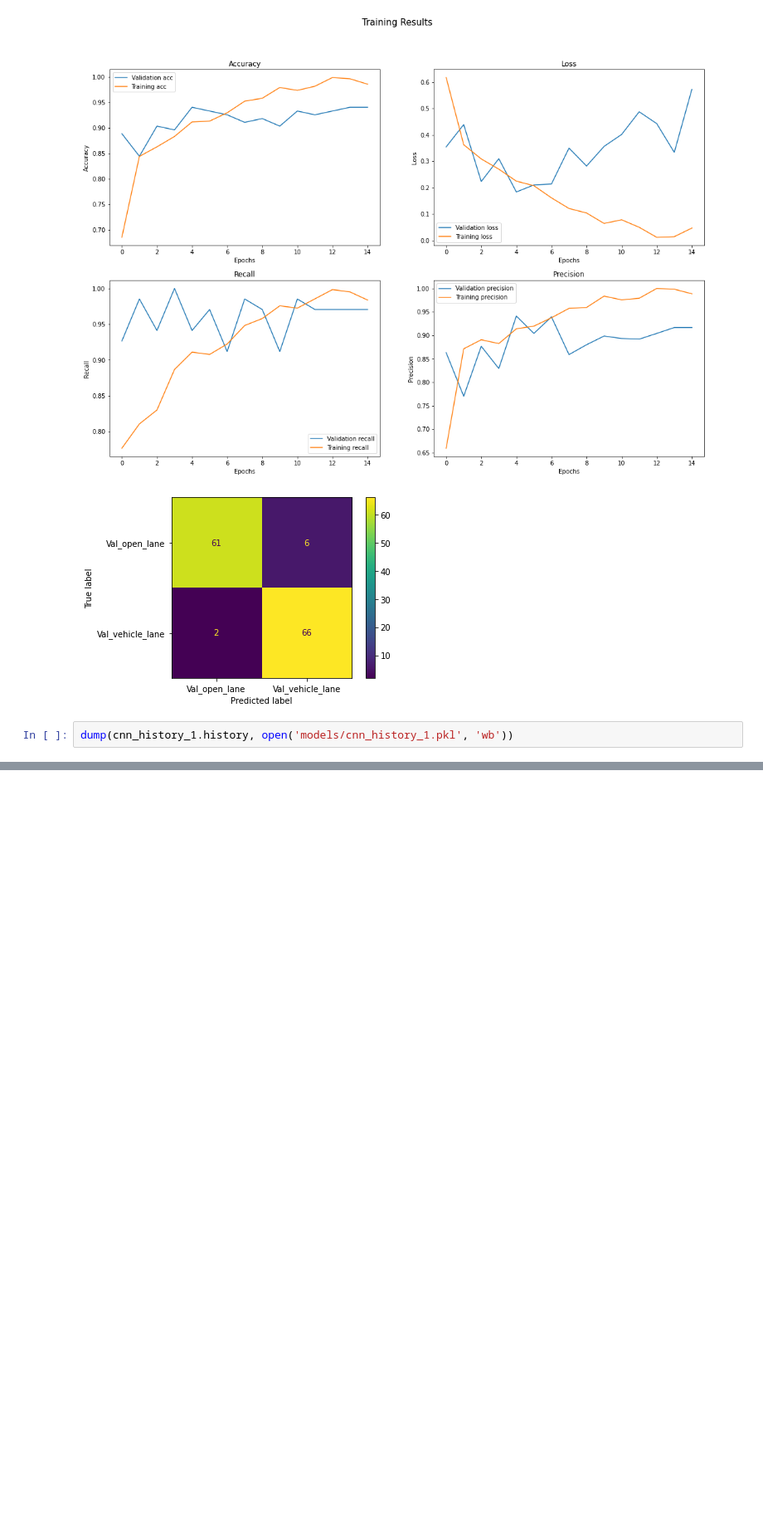
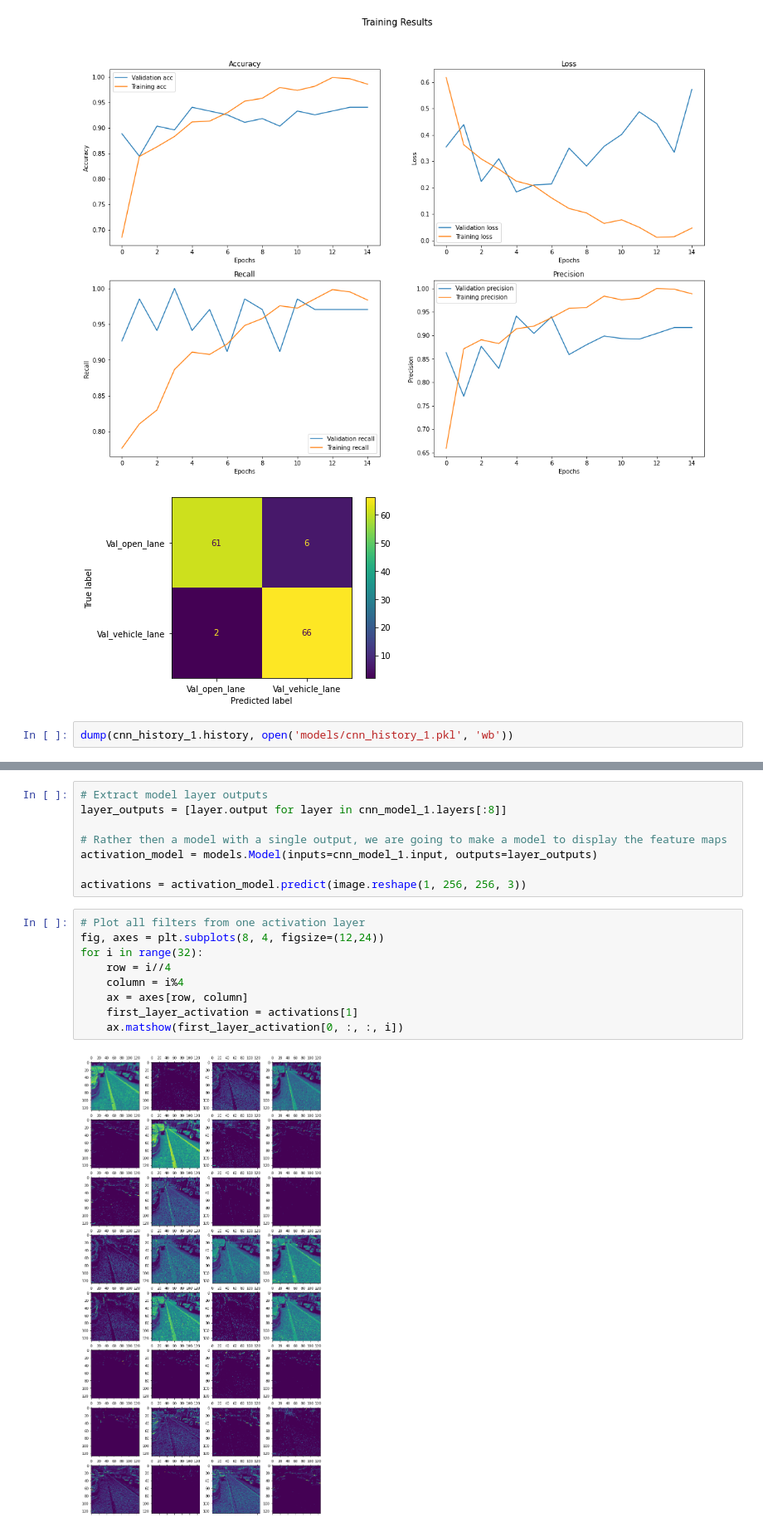
Before and after one commit to jmarkowi/NYC_bike_lanes, a Jupyter notebook: CNN.ipynb, the cells around one changed output, grey strips where cells are left out. Shown at 83% size. Saved outputs shown, nothing was run; the diff lists cells and outputs as text; blank space fills up the shorter version.

```diff
--- a/CNN.ipynb
+++ b/CNN.ipynb
@@ -104,0 +170,19 @@ Kind of amazing for a first try--CNNs are really amazing. But this is *way* over
+# %%
+# Extract model layer outputs
+layer_outputs = [layer.output for layer in cnn_model_1.layers[:8]]
+
+# Rather then a model with a single output, we are going to make a model to display the feature maps
+activation_model = models.Model(inputs=cnn_model_1.input, outputs=layer_outputs)
+
+activations = activation_model.predict(image.reshape(1, 256, 256, 3))
+# %%
+# Plot all filters from one activation layer
+fig, axes = plt.subplots(8, 4, figsize=(12,24))
+for i in range(32):
+    row = i//4
+    column = i%4
+    ax = axes[row, column]
+    first_layer_activation = activations[1]
+    ax.matshow(first_layer_activation[0, :, :, i])
+# %% [output]
+[figure, added]
```
Also changed, not shown: parts of 13 cells of this notebook, 1 other file.
